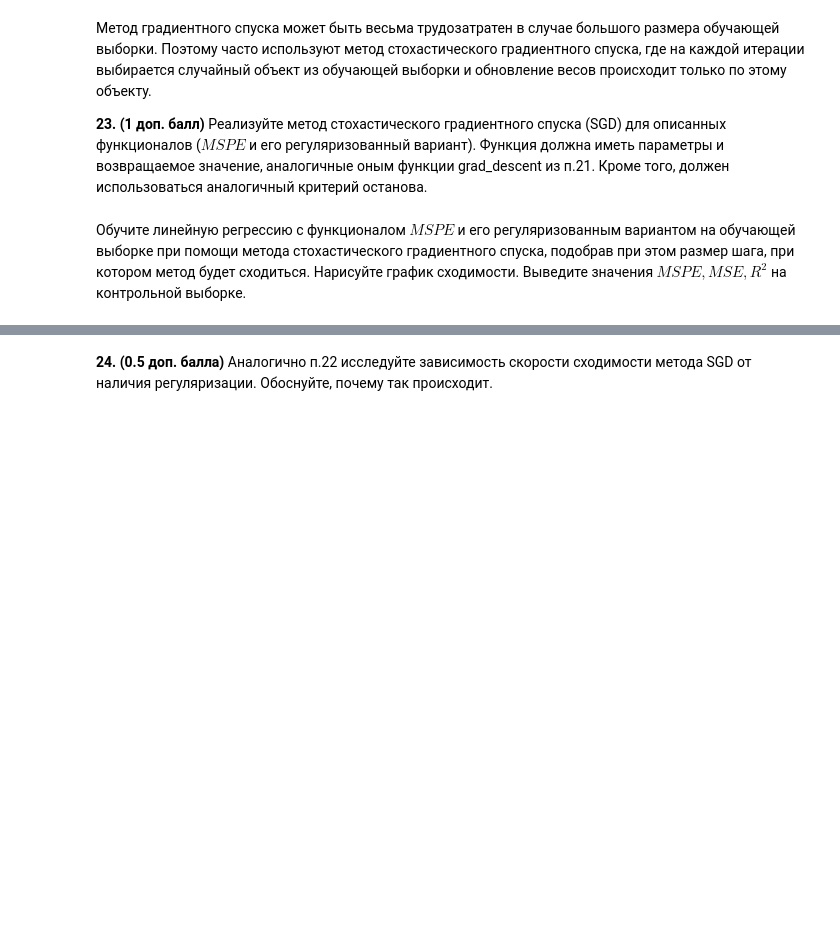
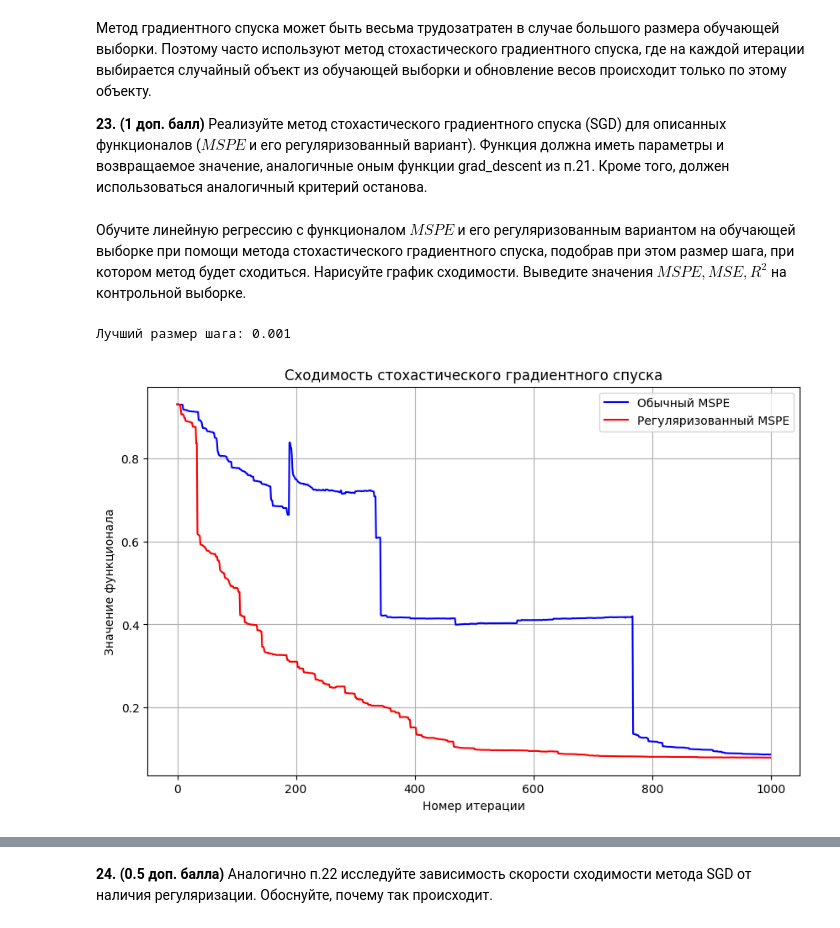
Before and after one commit to RedCross321/date_labs, a Jupyter notebook: 3.ipynb, the cells around one changed output, grey strips where cells are left out. Saved outputs shown, nothing was run; the diff lists cells and outputs as text; code cells hidden in the pictures; blank space fills up the shorter version.

```diff
--- a/3.ipynb
+++ b/3.ipynb
@@ -799,6 +970,3 @@ def grad_descent(X, y, step_size, max_iter, eps, is_reg):
 Метод градиентного спуска может быть весьма трудозатратен в случае большого размера обучающей выборки. Поэтому часто используют метод стохастического градиентного спуска, где на каждой итерации выбирается случайный объект из обучающей выборки и обновление весов происходит только по этому объекту.
 
 **23. (1 доп. балл)**  Реализуйте метод стохастического градиентного спуска (SGD) для описанных функционалов ($MSPE$ и его регуляризованный вариант). Функция должна иметь параметры и возвращаемое значение, аналогичные оным функции grad\_descent из п.21. Кроме того, должен использоваться аналогичный критерий останова.
-# %%
-def sgd(X, y, step_size, max_iter, eps, is_reg):
-    # Your code here
@@ -808,0 +1007,76 @@ def sgd(X, y, step_size, max_iter, eps, is_reg):
+# %%
+step_sizes = [0.001, 0.01, 0.1, 1.0]
+best_step_size = None
+best_func_value = float('inf')
+
+for step_size in step_sizes:
+    w, func_values = sgd(
+        X_train_with_bias,
+        y_train,
+        step_size=step_size,
+        max_iter=1000,
+        eps=1e-6,
+        is_reg=False
+    )
+    if func_values[-1] < best_func_value:
+        best_func_value = func_values[-1]
+        best_step_size = step_size
+
+print(f"Лучший размер шага: {best_step_size}")
+
+w_regular, func_values_regular = sgd(
+    X_train_with_bias,
+    y_train,
+    step_size=best_step_size,
+    max_iter=1000,
+    eps=1e-6,
+    is_reg=False
+)
+
+w_reg, func_values_reg = sgd(
+    X_train_with_bias,
+    y_train,
+    step_size=best_step_size,
+    max_iter=1000,
+    eps=1e-6,
+    is_reg=True
+)
+
+plt.figure(figsize=(10, 6))
+plt.plot(func_values_regular, label='Обычный MSPE', color='blue')
+plt.plot(func_values_reg, label='Регуляризованный MSPE', color='red')
+plt.xlabel('Номер итерации')
+plt.ylabel('Значение функционала')
+plt.title('Сходимость стохастического градиентного спуска')
+plt.legend()
+plt.grid(True)
+plt.show()
+
+y_pred_regular = make_pred(X_test_with_bias, w_regular)
+y_pred_reg = make_pred(X_test_with_bias, w_reg)
+
+def compute_mspe(y_true, y_pred):
+    return np.mean(((y_true - y_pred) / y_true) ** 2)
+
+mspe_regular = compute_mspe(y_test, y_pred_regular)
+mspe_reg = compute_mspe(y_test, y_pred_reg)
+
+mse_regular = mean_squared_error(y_test, y_pred_regular)
+mse_reg = mean_squared_error(y_test, y_pred_reg)
+
+r2_regular = r2_score(y_test, y_pred_regular)
+r2_reg = r2_score(y_test, y_pred_reg)
+
+print("\nРезультаты на тестовой выборке:")
+print("\nОбычный MSPE:")
+print(f"MSPE: {mspe_regular:.4f}")
+print(f"MSE: {mse_regular:.4f}")
+print(f"R²: {r2_regular:.4f}")
+
+print("\nРегуляризованный MSPE:")
+print(f"MSPE: {mspe_reg:.4f}")
+print(f"MSE: {mse_reg:.4f}")
+print(f"R²: {r2_reg:.4f}")
+# %% [output]
+Лучший размер шага: 0.001
+[figure, added]
```
Also changed, not shown: parts of 48 cells of this notebook, 20 other files.
